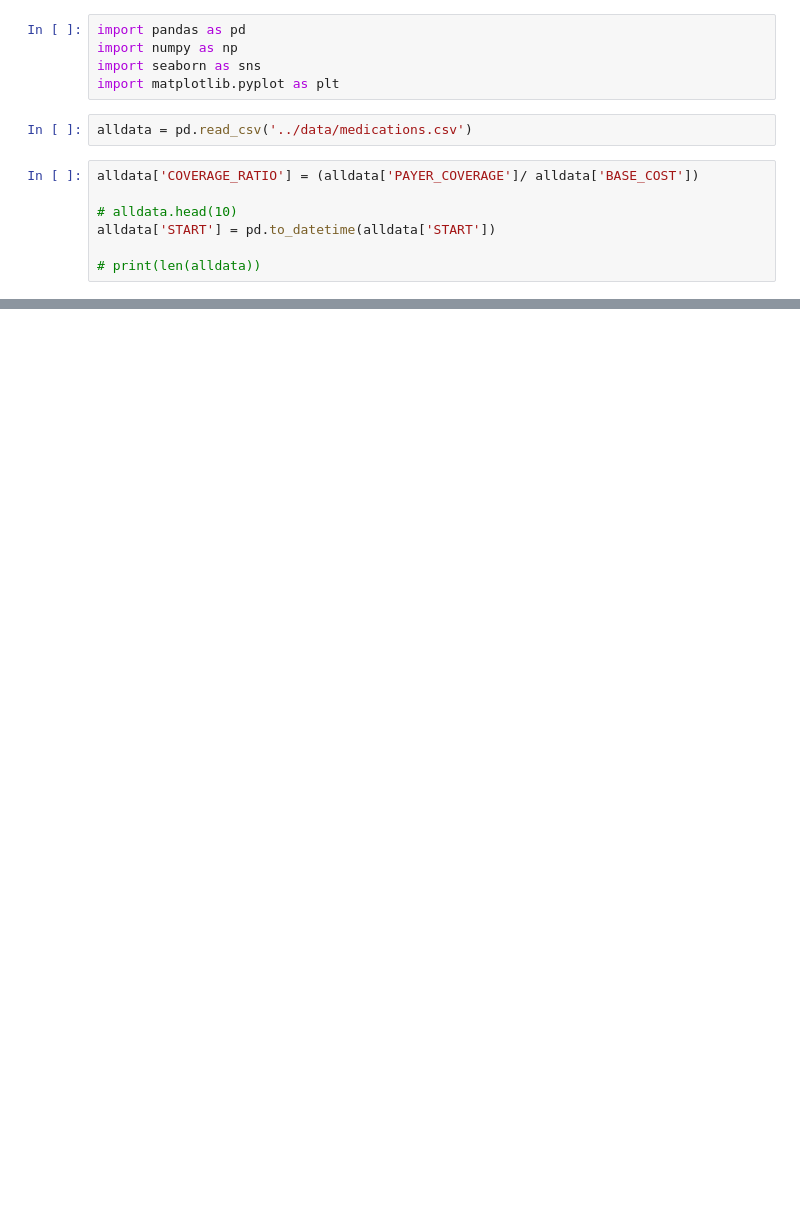
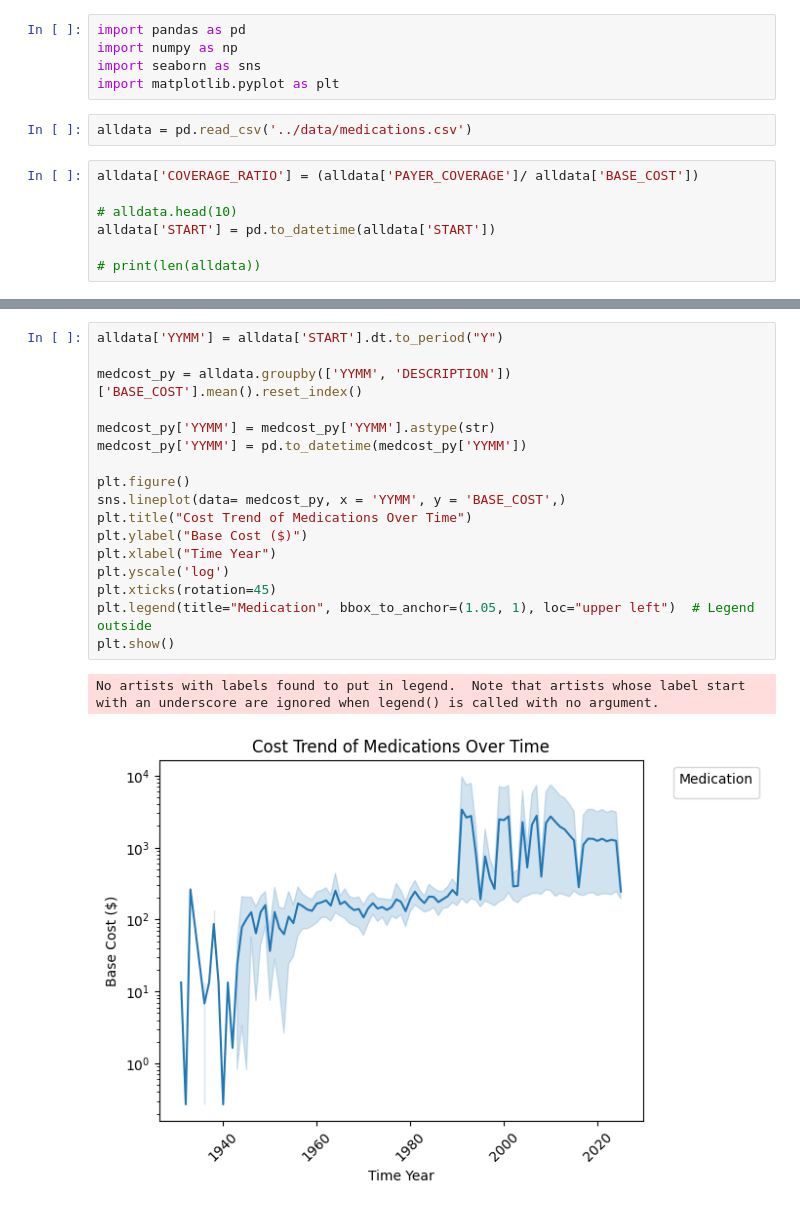
Before and after one commit to macdeath-AA/Patient-Health-Journey, a Jupyter notebook: code/patientbehaviour.ipynb, the cells around one changed output, grey strips where cells are left out. Drawn from its saved outputs; the diff is of its cells as text; blank space fills up the shorter version.

```diff
--- a/code/patientbehaviour.ipynb
+++ b/code/patientbehaviour.ipynb
@@ -54,0 +43,20 @@ print(maxinsurance)
+# %%
+alldata['YYMM'] = alldata['START'].dt.to_period("Y")
+
+medcost_py = alldata.groupby(['YYMM', 'DESCRIPTION'])['BASE_COST'].mean().reset_index()
+
+medcost_py['YYMM'] = medcost_py['YYMM'].astype(str)
+medcost_py['YYMM'] = pd.to_datetime(medcost_py['YYMM'])
+
+plt.figure()
+sns.lineplot(data= medcost_py, x = 'YYMM', y = 'BASE_COST',)
+plt.title("Cost Trend of Medications Over Time")
+plt.ylabel("Base Cost ($)")
+plt.xlabel("Time Year")
+plt.yscale('log')
+plt.xticks(rotation=45)
+plt.legend(title="Medication", bbox_to_anchor=(1.05, 1), loc="upper left")  # Legend outside
+plt.show()
+# %% [output]
+No artists with labels found to put in legend.  Note that artists whose label start with an underscore are ignored when legend() is called with no argument.
+[figure, added]
```
Also changed, not shown: parts of 4 cells of this notebook, 4 other files.
